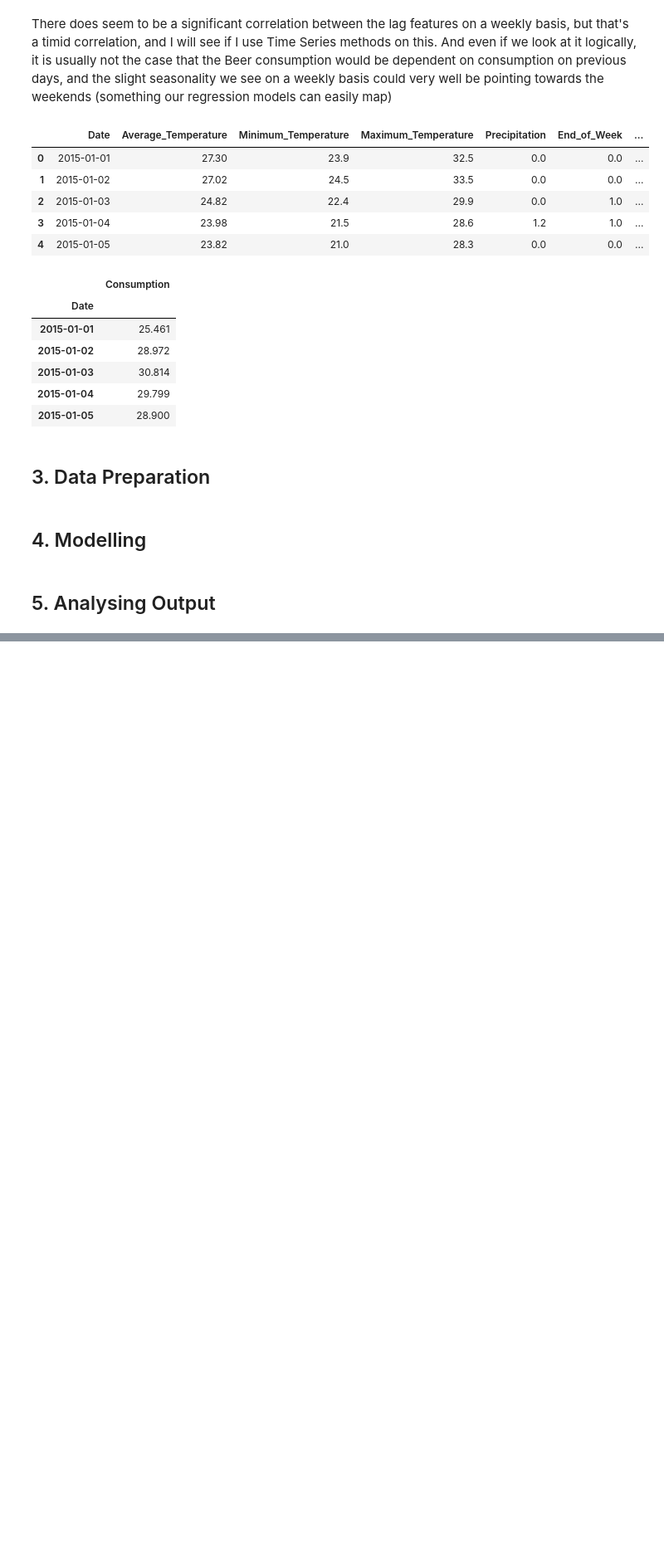
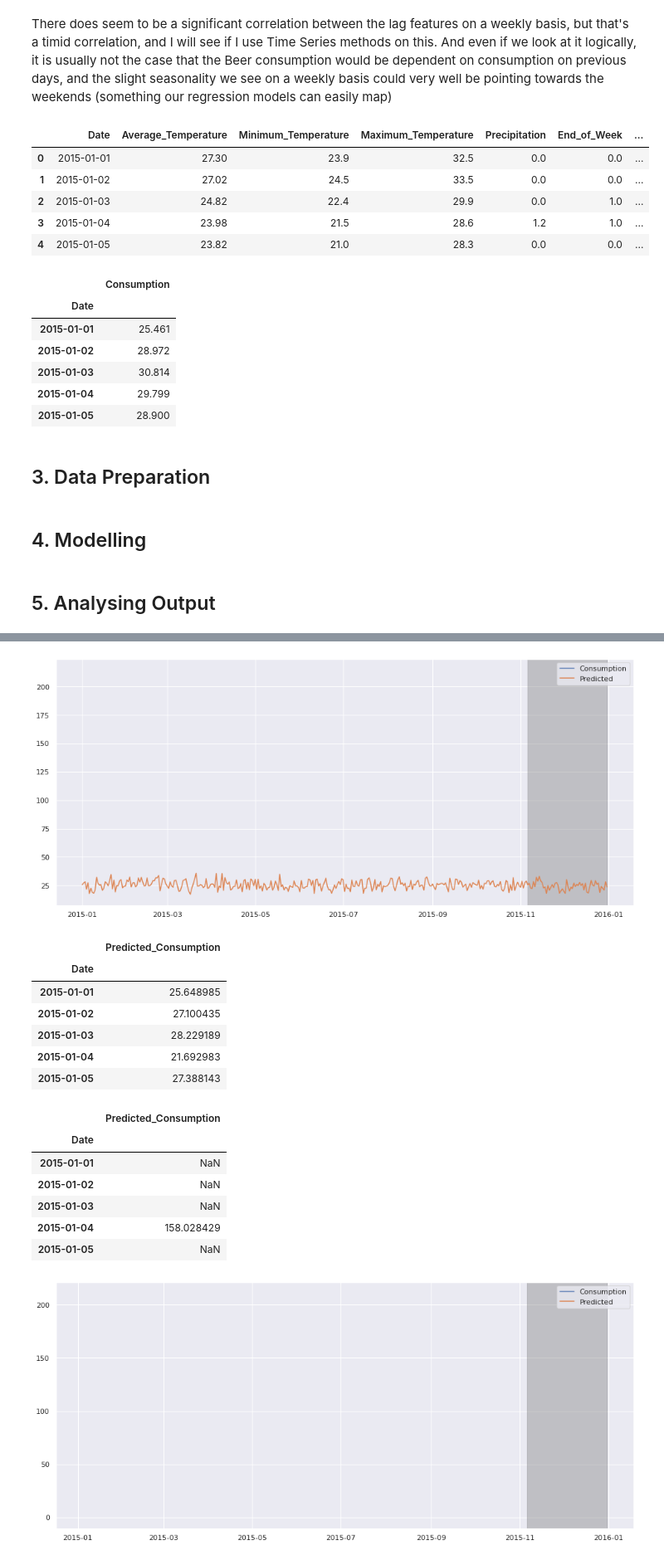
Before and after one commit to Shivanshu17/Practice_Projects, a Jupyter notebook: 10_Beer_Consumption_Prediction/Beer_Consumption_Prediction.ipynb, the cells around one changed output, grey strips where cells are left out. Shown: that part at 83% size. Saved outputs shown, nothing was run; the diff lists cells and outputs as text; code cells hidden in the pictures; blank space fills up the shorter version.

Commit message:
Trained the models and completed the output function

```diff
--- a/10_Beer_Consumption_Prediction/Beer_Consumption_Prediction.ipynb
+++ b/10_Beer_Consumption_Prediction/Beer_Consumption_Prediction.ipynb
@@ -320,0 +376,49 @@ grid_xgb = {''}
+# %%
+def output_display(original, predicted, predicted_train, agg_weekly = False):
+    test_begin_date = df.loc[len(predicted_train) -1 , 'Date']
+    test_end_date = df.loc[len(original) - 1, 'Date']
+    temp_df_1 = pd.DataFrame(predicted)
+    temp_df_2 = pd.DataFrame(predicted_train)
+    temp_df_1 = pd.concat([temp_df_1, temp_df_2], ignore_index = True)
+    temp_df_2 = pd.DataFrame(original)
+    if agg_weekly == True:
+        temp_df_1.index = df1.index
+        temp_df_2.index = df1.index
+        display(temp_df_1.head())
+        # temp_df_2 = temp_df_2.set_index(df['Date'])
+        temp_df_1 = temp_df_1.resample('W', label = 'left').sum()
+        temp_df_2 = temp_df_2.resample('W', label = 'left').sum()
+        display(temp_df_1.head())
+        plt.figure(figsize = (16,7))
+        _ = plt.plot(temp_df_2, label = 'Consumption')
+        _ = plt.plot(temp_df_1, label = 'Predicted')
+        plt.axvspan(test_begin_date, test_end_date, alpha = 0.4, color = "grey")
+        plt.legend(loc = 'upper right')
+        plt.show()
+    else:
+        plt.figure(figsize = (16,7))
+        _ = plt.plot(df['Date'], temp_df_2, label = 'Consumption')
+        _ = plt.plot(df['Date'], temp_df_1, label = 'Predicted')
+        plt.axvspan(test_begin_date, test_end_date, alpha = 0.4, color = "grey")
+        plt.legend(loc = 'upper right')
+        plt.show()
+# %%
+output_display(df['Consumption'].values, y_pred_1, y_pred_1_train)
+output_display(df['Consumption'].values, y_pred_1, y_pred_1_train, agg_weekly = True)
+# %% [output]
+[figure, added]
+|  | Predicted_Consumption |
+| Date |  |
+| 2015-01-01 | 25.648985 |
+| 2015-01-02 | 27.100435 |
+| 2015-01-03 | 28.229189 |
+| 2015-01-04 | 21.692983 |
+| 2015-01-05 | 27.388143 |
+|  | Predicted_Consumption |
+| Date |  |
+| 2015-01-01 | NaN |
+| 2015-01-02 | NaN |
+| 2015-01-03 | NaN |
+| 2015-01-04 | 158.028429 |
+| 2015-01-05 | NaN |
+[figure, added]
```
Also changed, not shown: parts of 6 cells of this notebook.
